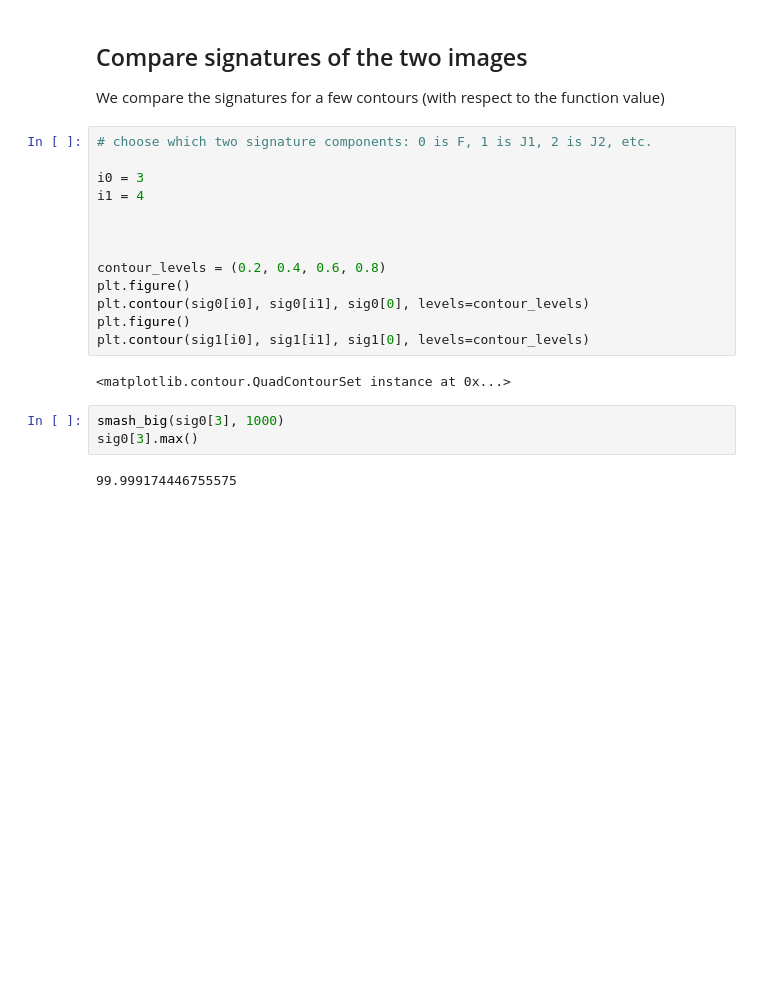
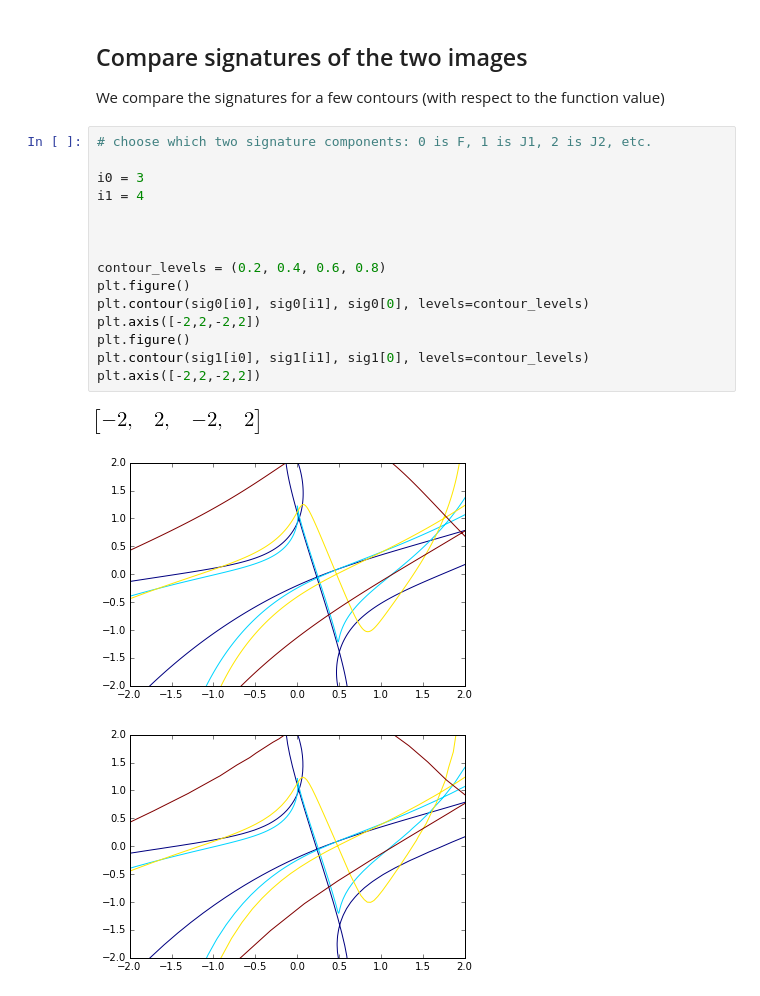
Before and after one commit to rgbrown/invariants, a Jupyter notebook: Mobius Invar Sigs.ipynb, the cells around one changed output. Cells and saved outputs as stored; diff of their text form; blank space fills up the shorter version.

```diff
--- a/Mobius Invar Sigs.ipynb
+++ b/Mobius Invar Sigs.ipynb
@@ -143,20 +129,19 @@ We compare the signatures for a few contours (with respect to the function value
 # %%
 # choose which two signature components: 0 is F, 1 is J1, 2 is J2, etc.
 
 i0 = 3
 i1 = 4
 
 
 
 contour_levels = (0.2, 0.4, 0.6, 0.8)
 plt.figure()
 plt.contour(sig0[i0], sig0[i1], sig0[0], levels=contour_levels)
+plt.axis([-2,2,-2,2])
 plt.figure()
 plt.contour(sig1[i0], sig1[i1], sig1[0], levels=contour_levels)
+plt.axis([-2,2,-2,2])
 # %% [output]
-<matplotlib.contour.QuadContourSet instance at 0x...>
+[figure, added]
+[figure, added]
+[figure, added]
-# %%
-smash_big(sig0[3], 1000)
-sig0[3].max()
-# %% [output]
-99.999174446755575
```
Also changed, not shown: parts of 8 cells of this notebook.
